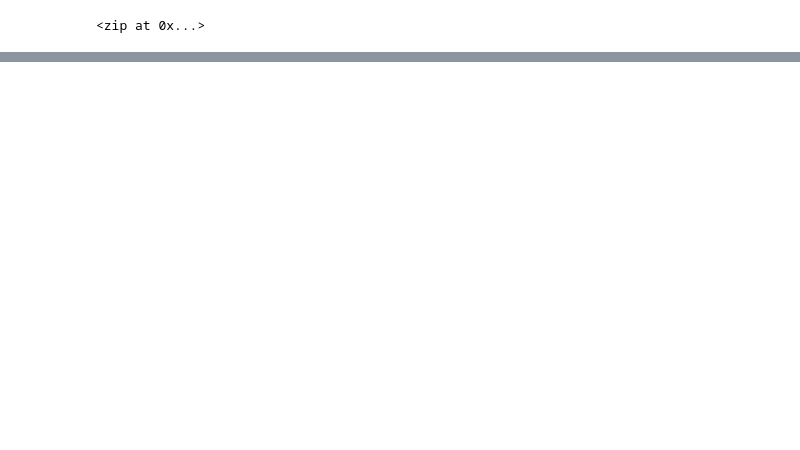
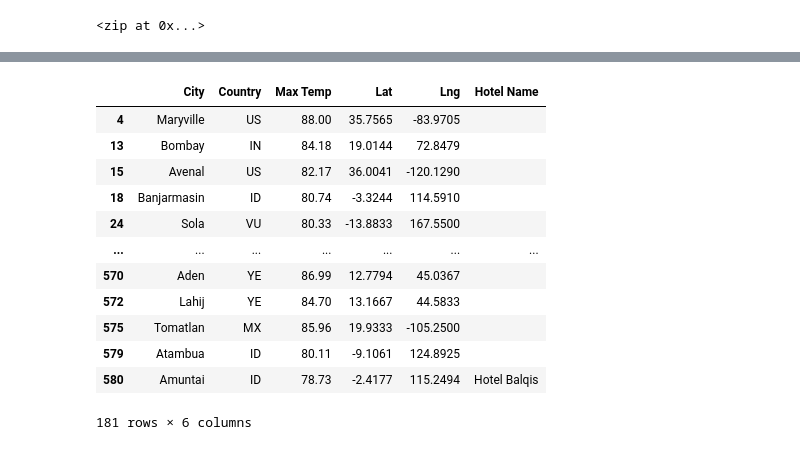
Before and after one commit to Yasminem2022/World_Weather_Analysis, a Jupyter notebook: WeatherPy.ipynb, the cells around one changed output, grey strips where cells are left out. Cells and saved outputs as stored; diff of their text form; code cells hidden in the pictures; blank space fills up the shorter version.

```diff
--- a/WeatherPy.ipynb
+++ b/WeatherPy.ipynb
@@ -387,0 +541,5 @@ plot_linear_regression(x_values, y_values,
+# %%
+# Create DataFrame called hotel_df to store hotel names along with city, country, max temp, and coordinates.
+hotel_df = preferred_cities_df[["City", "Country", "Max Temp", "Lat", "Lng"]].copy()
+hotel_df["Hotel Name"] = ""
+hotel_df.head(10)
@@ -387,0 +558,42 @@ plot_linear_regression(x_values, y_values,
+# %%
+# Set parameters to search for a hotel.
+params = {
+    "radius": 5000,
+    "type": "lodging",
+    "key": g_key
+}
+# %%
+# Iterate through the DataFrame.
+for index, row in hotel_df.iterrows():
+    # Get the latitude and longitude.
+    lat = row["Lat"]
+    lng = row["Lng"]
+
+    # Add the latitude and longitude to location key for the params dictionary.
+    params["location"] = f"{lat},{lng}"
+
+    # Use the search term: "lodging" and our latitude and longitude.
+    base_url = "https://maps.googleapis.com/maps/api/place/nearbysearch/json"
+    # Make request and get the JSON data from the search.
+    hotels = requests.get(base_url, params=params).json()
+    # Grab the first hotel from the results and store the name.
+try:
+    hotel_df.loc[index, "Hotel Name"] = hotels["results"][0]["name"]
+except (IndexError):
+    print("Hotel not found... skipping.")
+
+hotel_df
+# %% [output]
+|  | City | Country | Max Temp | Lat | Lng | Hotel Name |
+| 4 | Maryville | US | 88.00 | 35.7565 | -83.9705 |  |
+| 13 | Bombay | IN | 84.18 | 19.0144 | 72.8479 |  |
+| 15 | Avenal | US | 82.17 | 36.0041 | -120.1290 |  |
+| 18 | Banjarmasin | ID | 80.74 | -3.3244 | 114.5910 |  |
+| 24 | Sola | VU | 80.33 | -13.8833 | 167.5500 |  |
+| ... | ... | ... | ... | ... | ... | ... |
+| 570 | Aden | YE | 86.99 | 12.7794 | 45.0367 |  |
+| 572 | Lahij | YE | 84.70 | 13.1667 | 44.5833 |  |
+| 575 | Tomatlan | MX | 85.96 | 19.9333 | -105.2500 |  |
+| 579 | Atambua | ID | 80.11 | -9.1061 | 124.8925 |  |
+| 580 | Amuntai | ID | 78.73 | -2.4177 | 115.2494 | Hotel Balqis |
+181 rows × 6 columns
```
Also changed, not shown: parts of 36 cells of this notebook.
